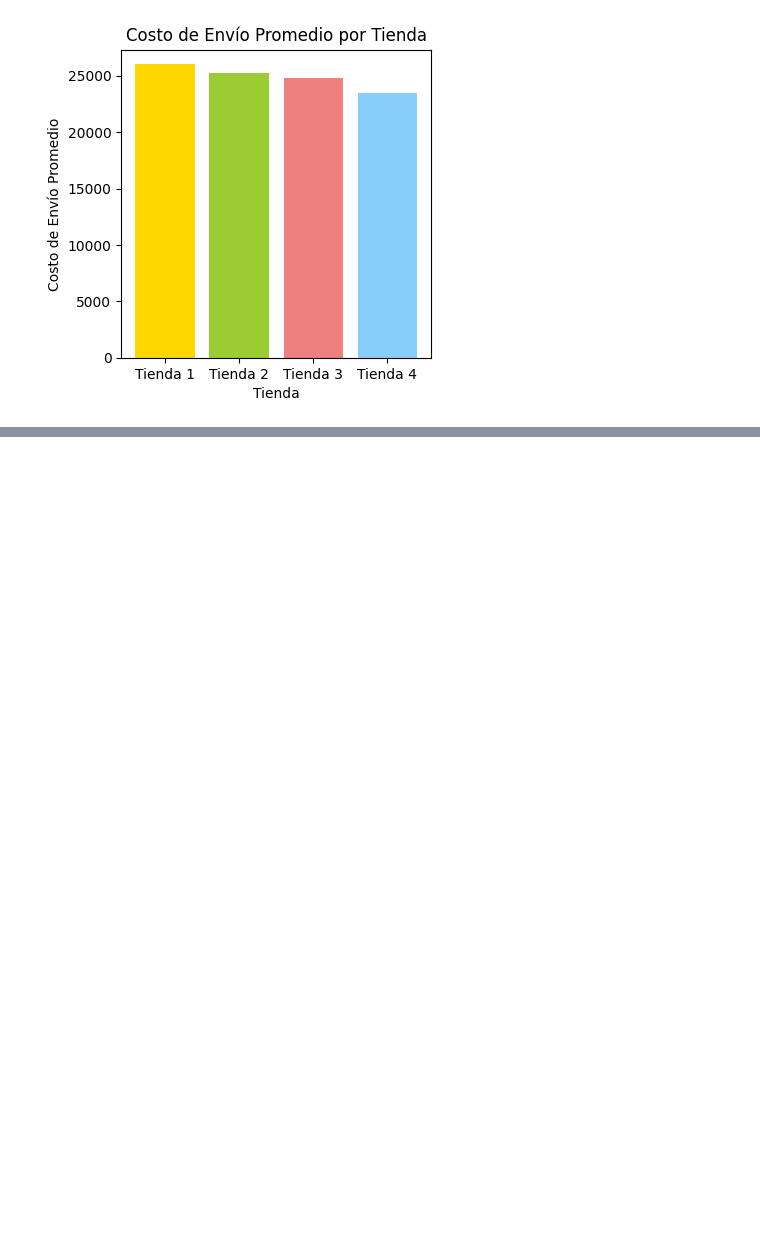
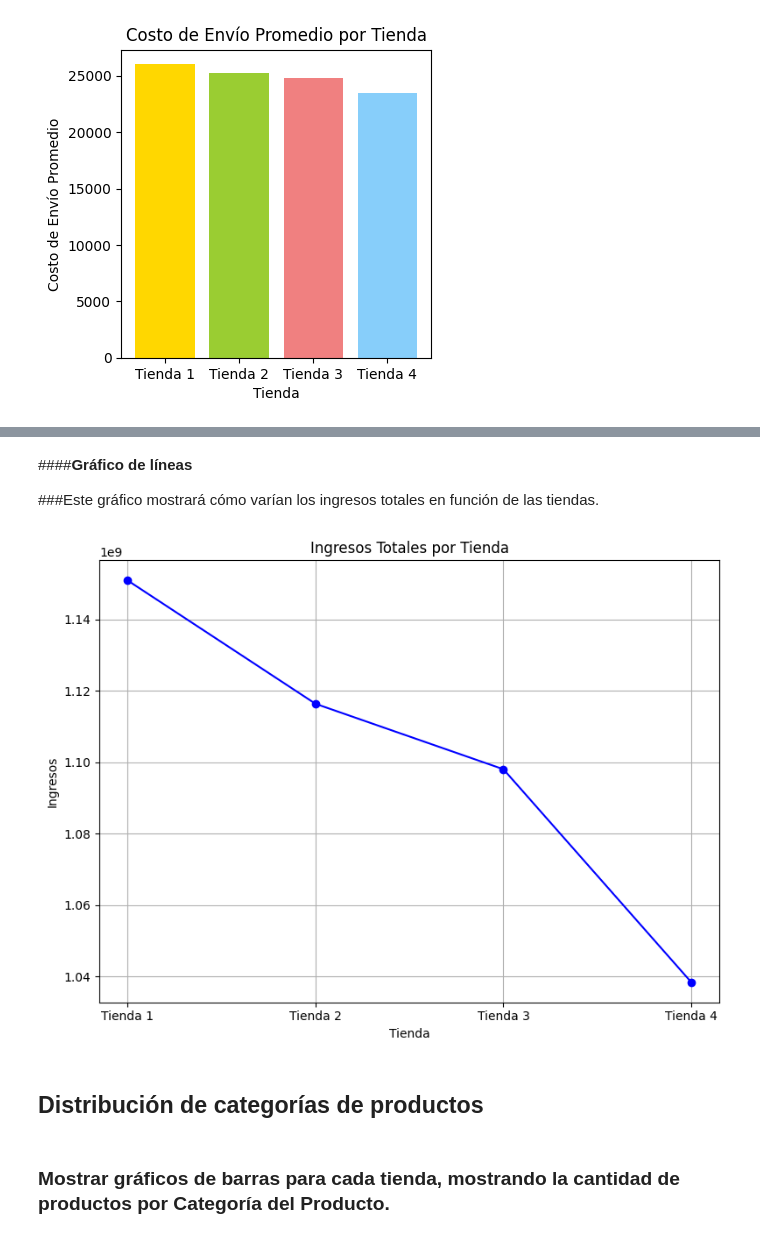
Before and after one commit to Gaby46Pe/challenge1-data-science-latam-gap, a Jupyter notebook: AluraStoreLatam.ipynb, the cells around one changed output, grey strips where cells are left out. Cells and saved outputs as stored; diff of their text form; code cells hidden in the pictures; blank space fills up the shorter version.

```diff
--- a/AluraStoreLatam.ipynb
+++ b/AluraStoreLatam.ipynb
@@ -969,0 +804,26 @@ plt.show()
+# %% [markdown]
+####**Gráfico de líneas**
+
+###Este gráfico mostrará cómo varían los ingresos totales en función de las tiendas.
+# %%
+import matplotlib.pyplot as plt
+
+# Datos
+tiendas = list(ingresos_totales.keys())
+ingresos = list(ingresos_totales.values())
+
+# Gráfico de líneas
+plt.figure(figsize=(8, 6))
+plt.plot(tiendas, ingresos, marker='o', color='blue', linestyle='-')
+plt.title('Ingresos Totales por Tienda')
+plt.xlabel('Tienda')
+plt.ylabel('Ingresos')
+plt.grid(True)
+plt.tight_layout()
+plt.show()
+# %% [output]
+[figure, added]
+# %% [markdown]
+## **Distribución de categorías de productos**
+# %% [markdown]
+### Mostrar gráficos de barras para cada tienda, mostrando la cantidad de productos por Categoría del Producto.
```
Also changed, not shown: parts of 40 cells of this notebook.
